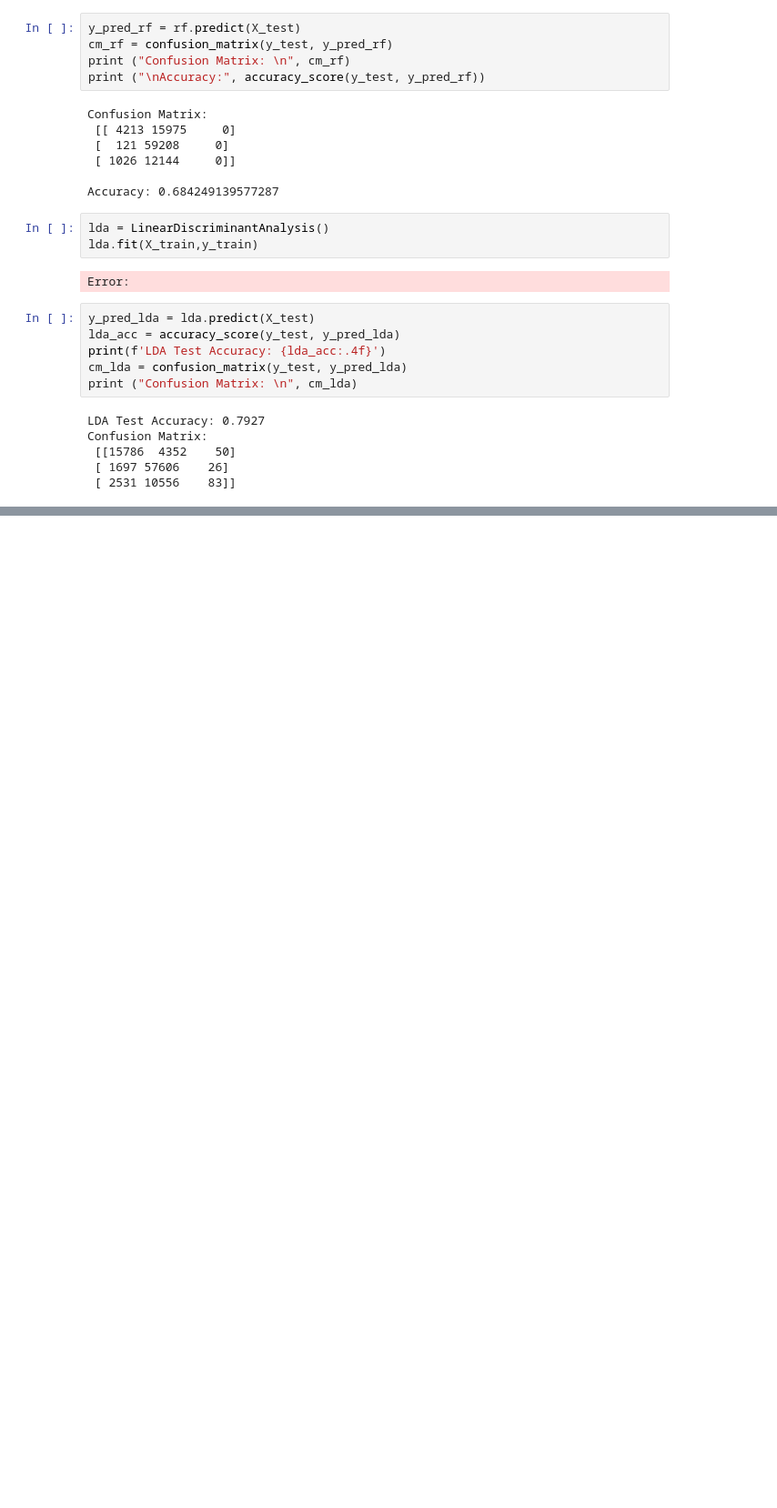
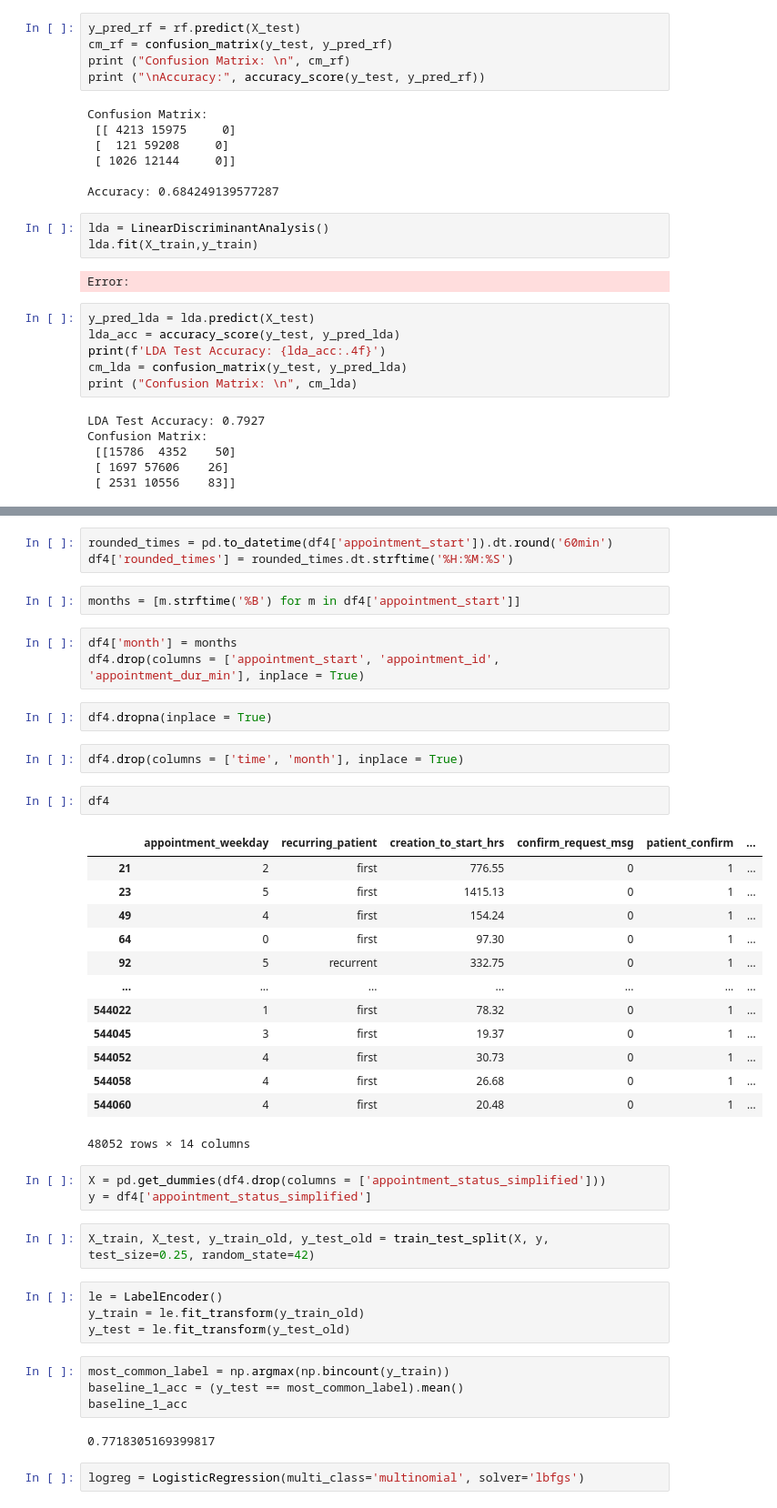
Before and after one commit to robperch/IEOR_Capstone, a Jupyter notebook: notebooks/model/model.ipynb, the cells around one changed output, grey strips where cells are left out. Shown at 91% size. Cells and saved outputs as stored; diff of their text form; blank space fills up the shorter version.

```diff
--- a/notebooks/model/model.ipynb
+++ b/notebooks/model/model.ipynb
@@ -283,0 +330,45 @@ Confusion Matrix:
+# %%
+rounded_times = pd.to_datetime(df4['appointment_start']).dt.round('60min')
+df4['rounded_times'] = rounded_times.dt.strftime('%H:%M:%S')
+# %%
+months = [m.strftime('%B') for m in df4['appointment_start']]
+# %%
+df4['month'] = months
+df4.drop(columns = ['appointment_start', 'appointment_id', 'appointment_dur_min'], inplace = True)
+# %%
+df4.dropna(inplace = True)
+# %%
+df4.drop(columns = ['time', 'month'], inplace = True)
+# %%
+df4
+# %% [output]
+|  | appointment_weekday | recurring_patient | creation_to_start_hrs | confirm_request_msg | patient_confirm | ... |
+| 21 | 2 | first | 776.55 | 0 | 1 | ... |
+| 23 | 5 | first | 1415.13 | 0 | 1 | ... |
+| 49 | 4 | first | 154.24 | 0 | 1 | ... |
+| 64 | 0 | first | 97.30 | 0 | 1 | ... |
+| 92 | 5 | recurrent | 332.75 | 0 | 1 | ... |
+| ... | ... | ... | ... | ... | ... | ... |
+| 544022 | 1 | first | 78.32 | 0 | 1 | ... |
+| 544045 | 3 | first | 19.37 | 0 | 1 | ... |
+| 544052 | 4 | first | 30.73 | 0 | 1 | ... |
+| 544058 | 4 | first | 26.68 | 0 | 1 | ... |
+| 544060 | 4 | first | 20.48 | 0 | 1 | ... |
+48052 rows × 14 columns
+# %%
+X = pd.get_dummies(df4.drop(columns = ['appointment_status_simplified']))
+y = df4['appointment_status_simplified']
+# %%
+X_train, X_test, y_train_old, y_test_old = train_test_split(X, y, test_size=0.25, random_state=42)
+# %%
+le = LabelEncoder()
+y_train = le.fit_transform(y_train_old)
+y_test = le.fit_transform(y_test_old)
+# %%
+most_common_label = np.argmax(np.bincount(y_train))
+baseline_1_acc = (y_test == most_common_label).mean()
+baseline_1_acc
+# %% [output]
+0.7718305169399817
+# %%
+logreg = LogisticRegression(multi_class='multinomial', solver='lbfgs')
```
Also changed, not shown: parts of 23 cells of this notebook.
